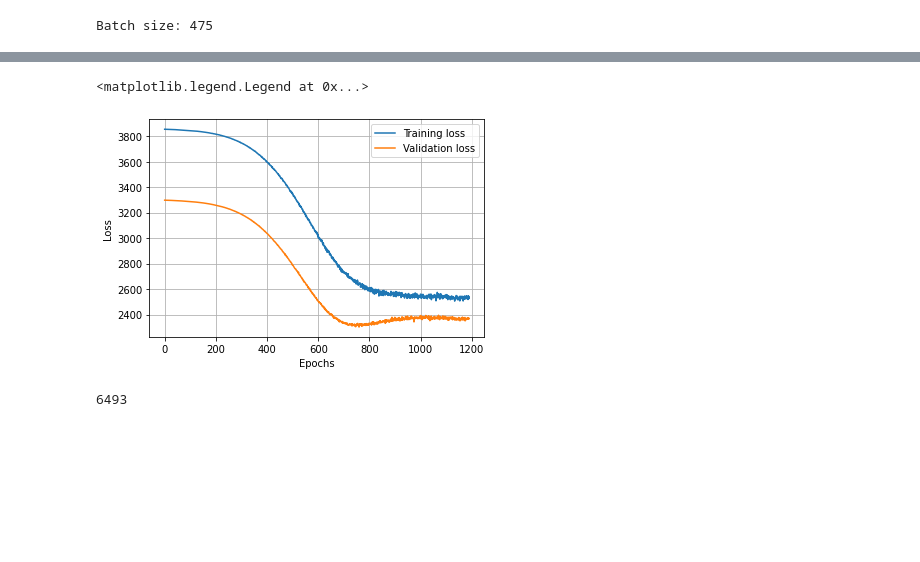
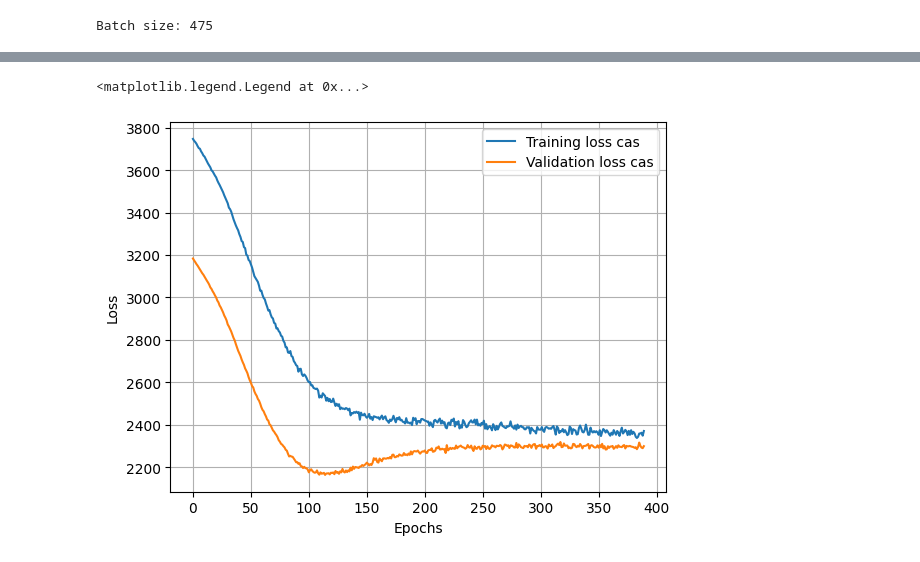
Before and after one commit to milosz-l/SSNE, a Jupyter notebook: lab3/zadanieLab1Franek.ipynb, the cells around one changed output, grey strips where cells are left out. Saved outputs shown, nothing was run; the diff lists cells and outputs as text; code cells hidden in the pictures; blank space fills up the shorter version.

```diff
--- a/lab3/zadanieLab1Franek.ipynb
+++ b/lab3/zadanieLab1Franek.ipynb
@@ -91,12 +117,6 @@ class Regressor(nn.Module):
         super().__init__()
 
         self.fc1 = nn.Linear(12, 24)
-        self.fc2 = nn.Linear(24, 48)
-        self.fc3 = nn.Linear(48, 96)
-        self.fc4 = nn.Linear(96, 192)
-        self.fc5 = nn.Linear(192, 384)
-        self.fc6 = nn.Linear(384, 96)
-        self.fc7 = nn.Linear(96, 24)
         self.fc8 = nn.Linear(24, 1)
 
         self.dropout = nn.Dropout(0.20)
@@ -105,26 +125,19 @@ class Regressor(nn.Module):
 
         x = self.dropout(x)
         x = F.relu(self.fc1(x))
-        x = self.dropout(x)
-        x = F.relu(self.fc2(x))
-        x = self.dropout(x)
-        x = F.relu(self.fc3(x))
-        x = self.dropout(x)
-        x = F.relu(self.fc4(x))
-        x = self.dropout(x)
-        x = F.relu(self.fc5(x))
-        x = self.dropout(x)
-        x = F.relu(self.fc6(x))
-        x = self.dropout(x)
-        x = F.relu(self.fc7(x))
+        # x = self.dropout(x)
+        # x = F.relu(self.fc2(x))
+        # x = self.dropout(x)
+        # x = F.relu(self.fc3(x))
+        # x = self.dropout(x)
+        # x = F.relu(self.fc4(x))
+        # x = self.dropout(x)
+        # x = F.relu(self.fc5(x))
+        # x = self.dropout(x)
+        # x = F.relu(self.fc6(x))
+        # x = self.dropout(x)
+        # x = F.relu(self.fc7(x))
         x = self.dropout(x)
         x = F.relu(self.fc8(x))
 
         return x
-# %%
-model = Regressor()
-train_losses, val_losses = [], []
-criterion = nn.MSELoss()
-optimizer = optim.Adam(model.parameters(), lr=0.000001) # 0.015 87
-scheduler = torch.optim.lr_scheduler.ReduceLROnPlateau(optimizer, 'min', factor=0.1, patience=15)
-total_epochs=0
@@ -194,0 +200,2 @@ Epoch : 1150 train_loss : 2532.7926696777345 Val loss:  2357.7971199035646
+# %%
+model_cas, train_losses_cas, val_losses_cas = get_trained_model(train_batch_cas, label_batch_cas, val_batch_cas, val_label_batch_cas)
@@ -195,11 +240,11 @@ Epoch : 1150 train_loss : 2532.7926696777345 Val loss:  2357.7971199035646
 # %%
 frm = 10 # does not
-plt.plot(train_losses[frm:], label='Training loss')
-plt.plot(val_losses[frm:], label='Validation loss')
+plt.plot(train_losses_cas[frm:], label='Training loss cas')
+plt.plot(val_losses_cas[frm:], label='Validation loss cas')
 plt.xlabel("Epochs")
 plt.ylabel("Loss")
 plt.grid()
 plt.legend()
 # %% [output]
 <matplotlib.legend.Legend at 0x...>
-[figure, old version]
+[figure, new version]
@@ -213,9 +250,0 @@ for j in range(len(test_batch)):
-# %%
-# tensor to list
-list_output = []
-for output in test_outputs:
-    list_output.append(output.item())
-
-len(list_output)
-# %% [output]
-6493
```
Also changed, not shown: parts of 19 cells of this notebook.
